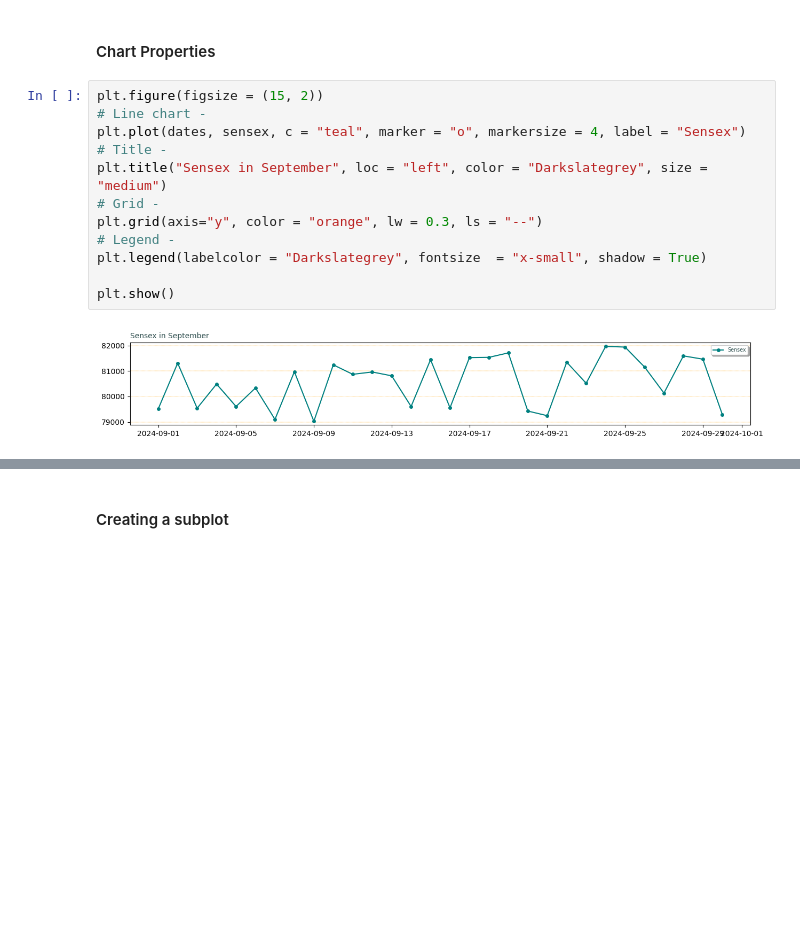
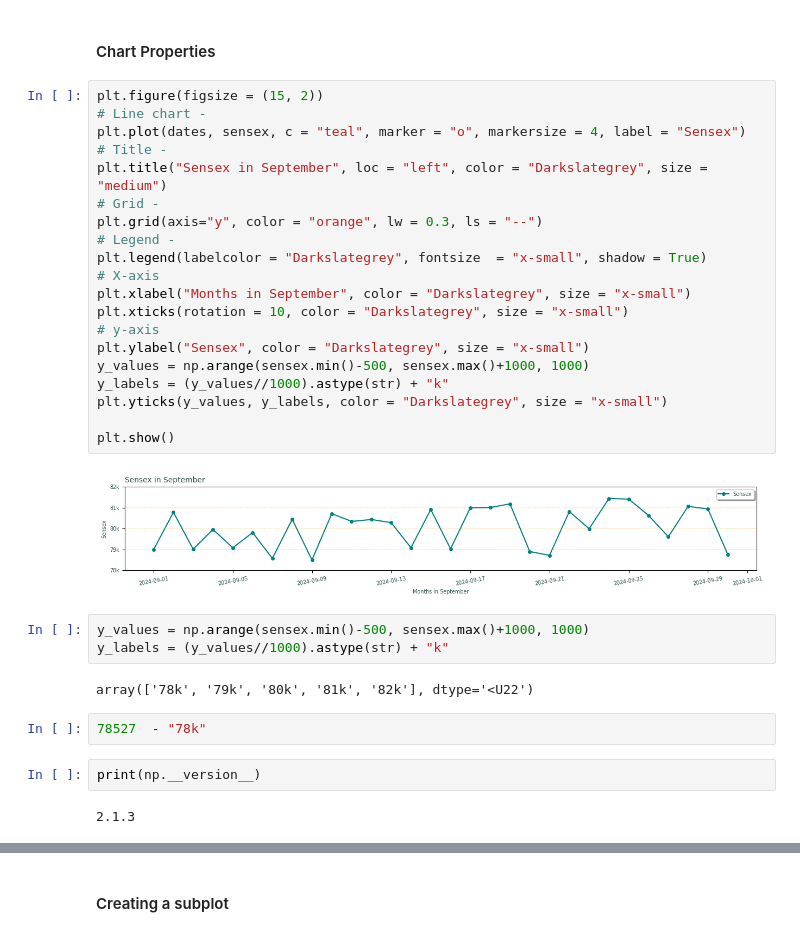
Before and after one commit to knowledge-corner/12_May_2025_Optum_Global, a Jupyter notebook: Classwork/Day - 1 classwork.ipynb, the cells around one changed output, grey strips where cells are left out. Cells and saved outputs as stored; diff of their text form; blank space fills up the shorter version.

```diff
--- a/Classwork/Day - 1 classwork.ipynb
+++ b/Classwork/Day - 1 classwork.ipynb
@@ -1569,14 +1569,33 @@ _ = plt.plot(dates, sensex)
 # %%
 plt.figure(figsize = (15, 2))
 # Line chart -
 plt.plot(dates, sensex, c = "teal", marker = "o", markersize = 4, label = "Sensex")
 # Title -
 plt.title("Sensex in September", loc = "left", color = "Darkslategrey", size = "medium")
 # Grid -
 plt.grid(axis="y", color = "orange", lw = 0.3, ls = "--")
 # Legend -
 plt.legend(labelcolor = "Darkslategrey", fontsize  = "x-small", shadow = True)
+# X-axis
+plt.xlabel("Months in September", color = "Darkslategrey", size = "x-small")
+plt.xticks(rotation = 10, color = "Darkslategrey", size = "x-small")
+# y-axis
+plt.ylabel("Sensex", color = "Darkslategrey", size = "x-small")
+y_values = np.arange(sensex.min()-500, sensex.max()+1000, 1000)
+y_labels = (y_values//1000).astype(str) + "k"
+plt.yticks(y_values, y_labels, color = "Darkslategrey", size = "x-small")
 
 plt.show()
 # %% [output]
-[figure, old version]
+[figure, new version]
+# %%
+y_values = np.arange(sensex.min()-500, sensex.max()+1000, 1000)
+y_labels = (y_values//1000).astype(str) + "k"
+# %% [output]
+array(['78k', '79k', '80k', '81k', '82k'], dtype='<U22')
+# %%
+78527  - "78k"
+# %%
+print(np.__version__)
+# %% [output]
+2.1.3
```
Also changed, not shown: parts of 1 cell of this notebook.
